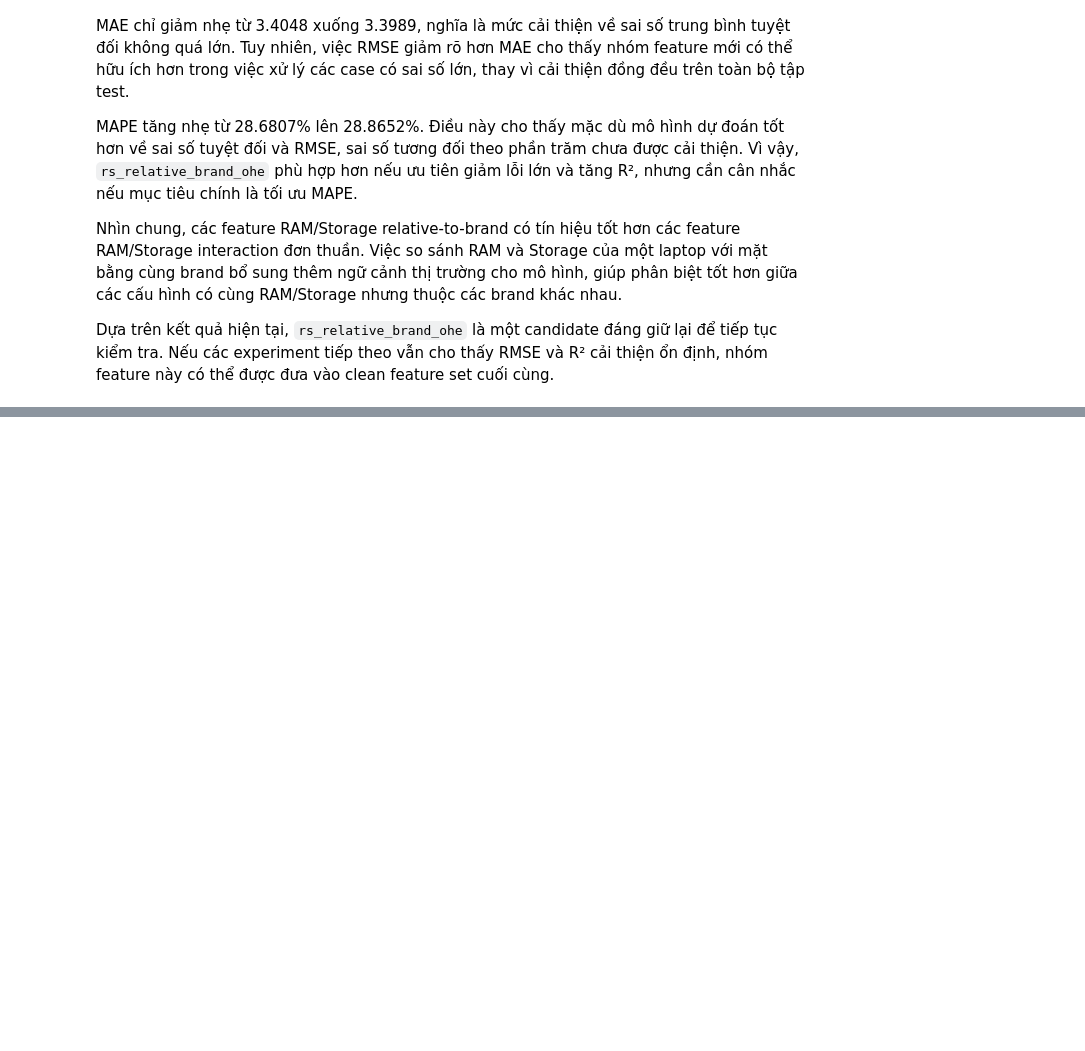
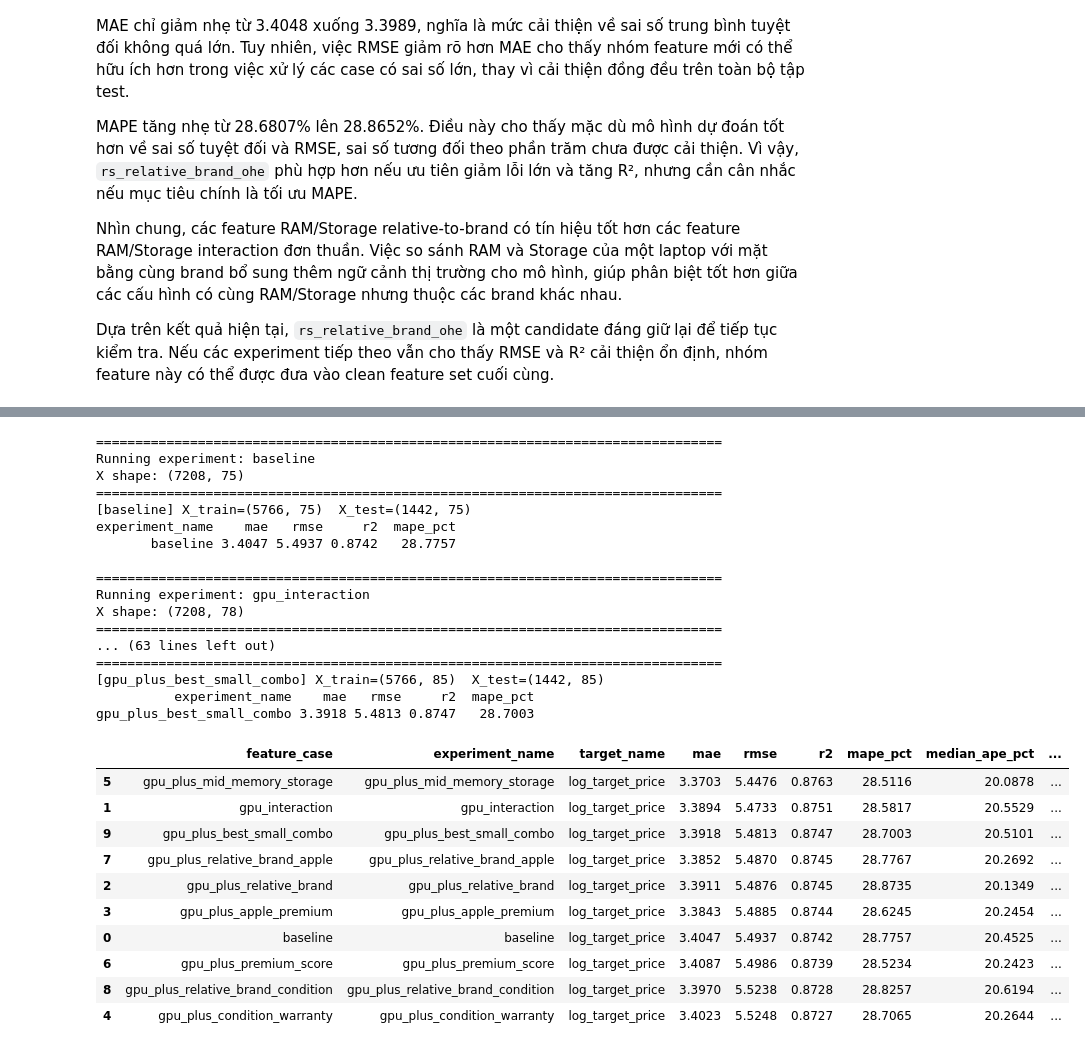
Before and after one commit to thisYui/Laptop-Price-Prediction, a Jupyter notebook: notebooks/modeling/11_feature_selection_and_ablation.ipynb, the cells around one changed output, grey strips where cells are left out. Cells and saved outputs as stored; diff of their text form; code cells hidden in the pictures; blank space fills up the shorter version.

```diff
--- a/notebooks/modeling/11_feature_selection_and_ablation.ipynb
+++ b/notebooks/modeling/11_feature_selection_and_ablation.ipynb
@@ -2561,0 +3176,77 @@ Dựa trên kết quả hiện tại, `rs_relative_brand_ohe` là một candidat
+# %%
+# ============================================================
+# Run gpu-based combination experiments
+# ============================================================
+
+gpu_combo_results = {}
+gpu_combo_metrics = []
+
+for exp_name, X_exp in combo_feature_sets.items():
+    print("\n" + "=" * 80)
+    print(f"Running experiment: {exp_name}")
+    print("X shape:", X_exp.shape)
+    print("=" * 80)
+
+    result, metrics = run_experiment(
+        X=X_exp,
+        y_log=y_log,
+        y_price=y_price,
+        train_idx=train_idx,
+        test_idx=test_idx,
+        seg_test=seg_test,
+        experiment_name=exp_name,
+        plot=False,
+    )
+
+    gpu_combo_results[exp_name] = result
+
+    temp_metrics = metrics.copy()
+    temp_metrics["feature_case"] = exp_name
+    gpu_combo_metrics.append(temp_metrics)
+
+gpu_combo_metrics_compare = pd.concat(gpu_combo_metrics, ignore_index=True)
+
+display(
+    gpu_combo_metrics_compare[
+        [
+            "feature_case",
+            "experiment_name",
+            "target_name",
+            "mae",
+            "rmse",
+            "r2",
+            "mape_pct",
+            "median_ape_pct",
+            "n_features",
+        ]
+    ].sort_values(["target_name", "rmse"])
+)
+# %% [output]
+================================================================================
+Running experiment: baseline
+X shape: (7208, 75)
+================================================================================
+[baseline] X_train=(5766, 75)  X_test=(1442, 75)
+experiment_name    mae   rmse     r2  mape_pct
+       baseline 3.4047 5.4937 0.8742   28.7757
+
+================================================================================
+Running experiment: gpu_interaction
+X shape: (7208, 78)
+================================================================================
+... (63 lines left out)
+================================================================================
+[gpu_plus_best_small_combo] X_train=(5766, 85)  X_test=(1442, 85)
+          experiment_name    mae   rmse     r2  mape_pct
+gpu_plus_best_small_combo 3.3918 5.4813 0.8747   28.7003
+|  | feature_case | experiment_name | target_name | mae | rmse | r2 | mape_pct | median_ape_pct | ... |
+| 5 | gpu_plus_mid_memory_storage | gpu_plus_mid_memory_storage | log_target_price | 3.3703 | 5.4476 | 0.8763 | 28.5116 | 20.0878 | ... |
+| 1 | gpu_interaction | gpu_interaction | log_target_price | 3.3894 | 5.4733 | 0.8751 | 28.5817 | 20.5529 | ... |
+| 9 | gpu_plus_best_small_combo | gpu_plus_best_small_combo | log_target_price | 3.3918 | 5.4813 | 0.8747 | 28.7003 | 20.5101 | ... |
+| 7 | gpu_plus_relative_brand_apple | gpu_plus_relative_brand_apple | log_target_price | 3.3852 | 5.4870 | 0.8745 | 28.7767 | 20.2692 | ... |
+| 2 | gpu_plus_relative_brand | gpu_plus_relative_brand | log_target_price | 3.3911 | 5.4876 | 0.8745 | 28.8735 | 20.1349 | ... |
+| 3 | gpu_plus_apple_premium | gpu_plus_apple_premium | log_target_price | 3.3843 | 5.4885 | 0.8744 | 28.6245 | 20.2454 | ... |
+| 0 | baseline | baseline | log_target_price | 3.4047 | 5.4937 | 0.8742 | 28.7757 | 20.4525 | ... |
+| 6 | gpu_plus_premium_score | gpu_plus_premium_score | log_target_price | 3.4087 | 5.4986 | 0.8739 | 28.5234 | 20.2423 | ... |
+| 8 | gpu_plus_relative_brand_condition | gpu_plus_relative_brand_condition | log_target_price | 3.3970 | 5.5238 | 0.8728 | 28.8257 | 20.6194 | ... |
+| 4 | gpu_plus_condition_warranty | gpu_plus_condition_warranty | log_target_price | 3.4023 | 5.5248 | 0.8727 | 28.7065 | 20.2644 | ... |
```
Also changed, not shown: parts of 61 cells of this notebook, 41 other files.
